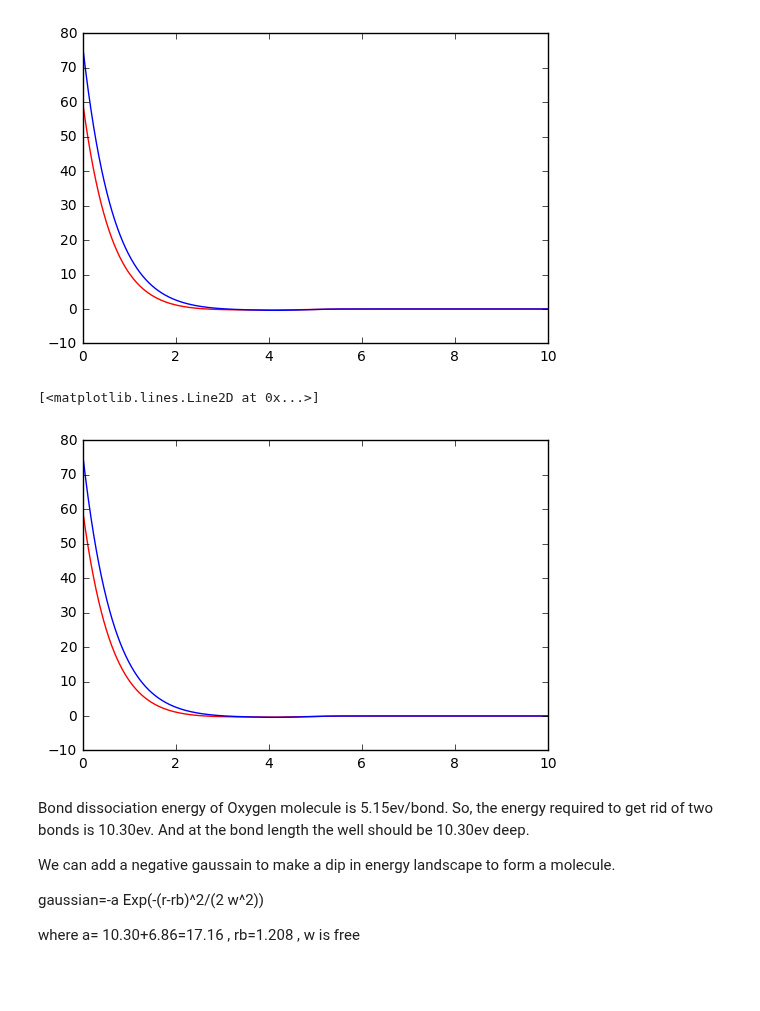
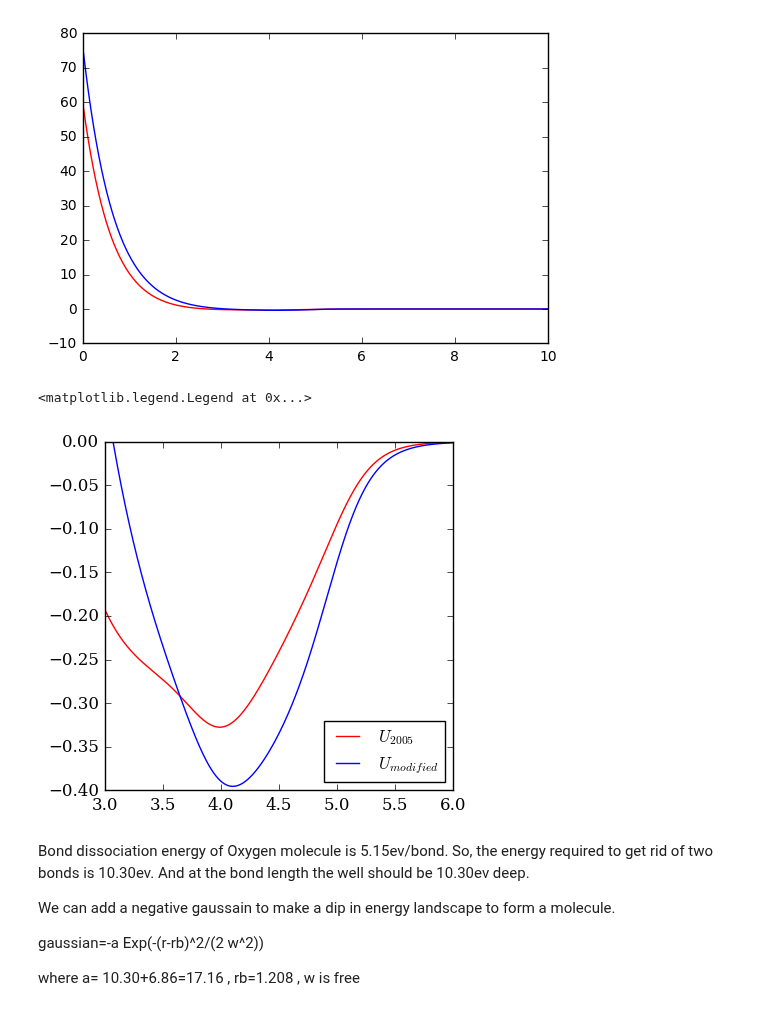
Before and after one commit to 123daimanu/DR_EAM, a Jupyter notebook: EAM_OxygenZhou2005.ipynb, the cells around one changed output. Cells and saved outputs as stored; diff of their text form; code cells hidden in the pictures; blank space fills up the shorter version.

```diff
--- a/EAM_OxygenZhou2005.ipynb
+++ b/EAM_OxygenZhou2005.ipynb
@@ -78,11 +78,14 @@ F_OU=FO(rho_O,rhoe_O,rhominO,rhomaxO,\
       F2[0],F2[1],F2[2],F2[3],F2[4],\
       F3[0],F3[1],F3[2],F3[3],F3[4])
 # %%
-lab.plot(r,2*F_OU+phi2005,'r')
-lab.plot(r,2*F_OU+phiModified,'b')
+lab.plot(r,2*F_OU+phi2005,'r',label="$U_{2005}$")
+lab.plot(r,2*F_OU+phiModified,'b',label="$U_{modified}$")
+lab.xlim([3,6])
+lab.ylim([-.4,0])
+lab.legend(loc="lower right")
 # %% [output]
-[<matplotlib.lines.Line2D at 0x...>]
+<matplotlib.legend.Legend at 0x...>
-[figure, old version]
+[figure, new version]
 # %% [markdown]
 Bond dissociation energy of Oxygen molecule is 5.15ev/bond. So, the energy required to get rid of two bonds is 10.30ev. And at the bond length the well should be 10.30ev deep.
 
```
Also changed, not shown: parts of 12 cells of this notebook.
